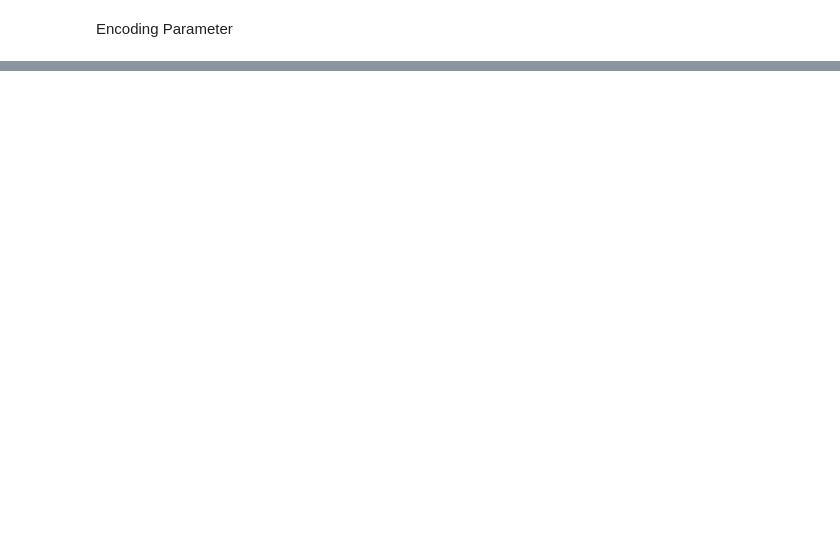
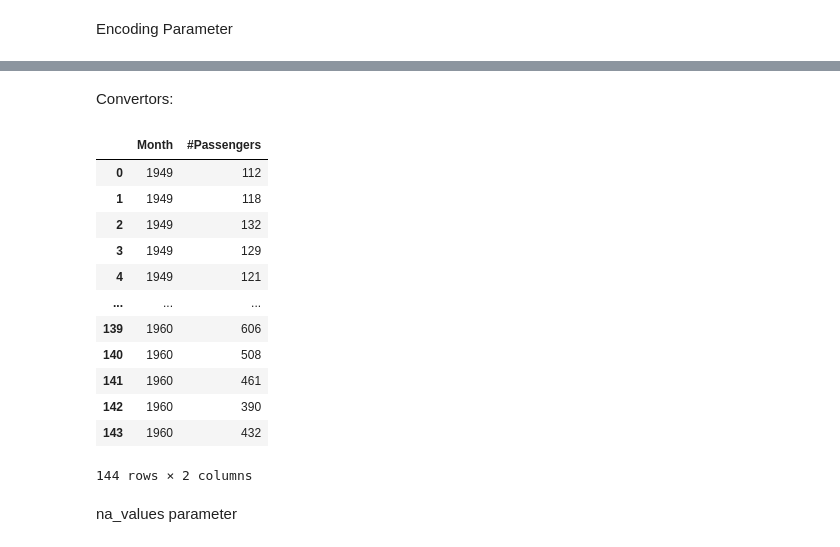
Before and after one commit to Foolmannn/ml-learnings, a Jupyter notebook: 7.Working_with_csv/working_with_csv.ipynb, the cells around one changed output, grey strips where cells are left out. Cells and saved outputs as stored; diff of their text form; code cells hidden in the pictures; blank space fills up the shorter version.

```diff
--- a/7.Working_with_csv/working_with_csv.ipynb
+++ b/7.Working_with_csv/working_with_csv.ipynb
@@ -188,0 +322,21 @@ pd.read_csv('zomato.csv',encoding='latin-1')
+# %% [markdown]
+Convertors:
+# %%
+pd.read_csv('withdate.csv',converters={'Month': removemonth})
+# this can be very helpful if we want some custom transformation
+# %% [output]
+|  | Month | #Passengers |
+| 0 | 1949 | 112 |
+| 1 | 1949 | 118 |
+| 2 | 1949 | 132 |
+| 3 | 1949 | 129 |
+| 4 | 1949 | 121 |
+| ... | ... | ... |
+| 139 | 1960 | 606 |
+| 140 | 1960 | 508 |
+| 141 | 1960 | 461 |
+| 142 | 1960 | 390 |
+| 143 | 1960 | 432 |
+144 rows × 2 columns
+# %% [markdown]
+na_values parameter
```
Also changed, not shown: parts of 12 cells of this notebook.
